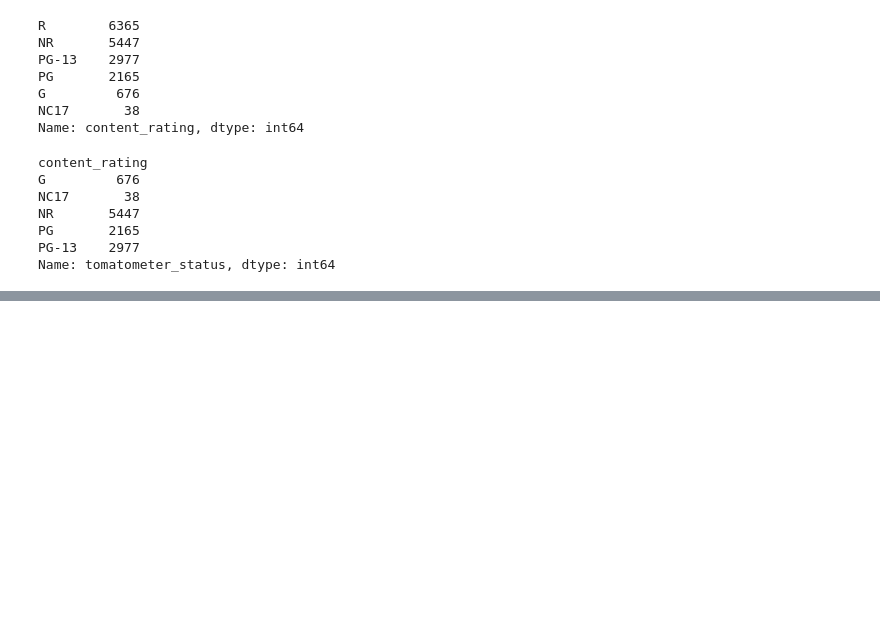
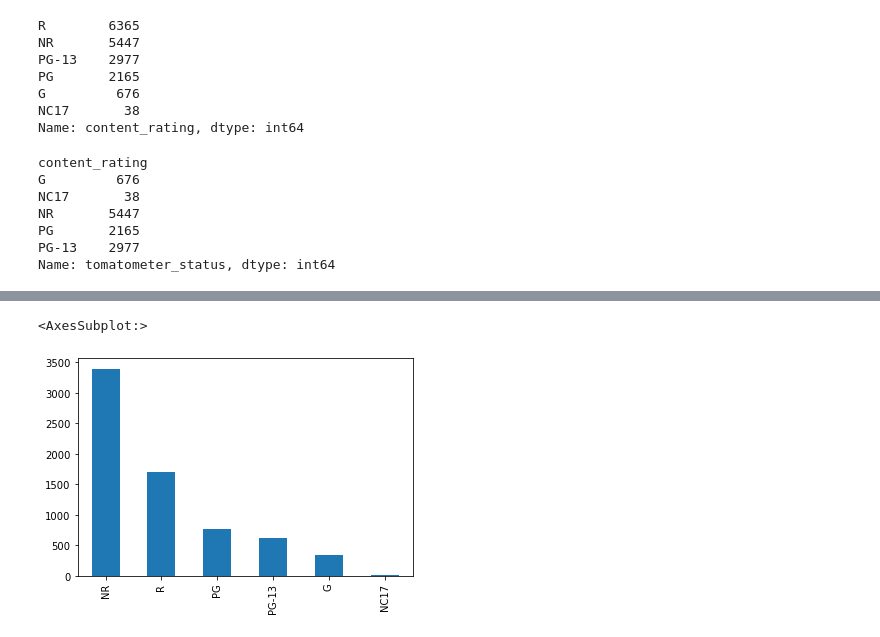
Before and after one commit to devinhughes/Rotten_tomatoes_project, a Jupyter notebook: EDA.ipynb, the cells around one changed output, grey strips where cells are left out. Drawn from its saved outputs; the diff is of its cells as text; code cells hidden in the pictures; blank space fills up the shorter version.

```diff
--- a/EDA.ipynb
+++ b/EDA.ipynb
@@ -249,0 +250,6 @@ Name: tomatometer_status, dtype: int64
+# %%
+fresh_by_rating= content_rating_df[content_rating_df['tomatometer_status'] == "Fresh"]
+fresh_by_rating.content_rating.value_counts().plot(kind='bar')
+# %% [output]
+<AxesSubplot:>
+[figure, added]
```
Also changed, not shown: parts of 16 cells of this notebook.
